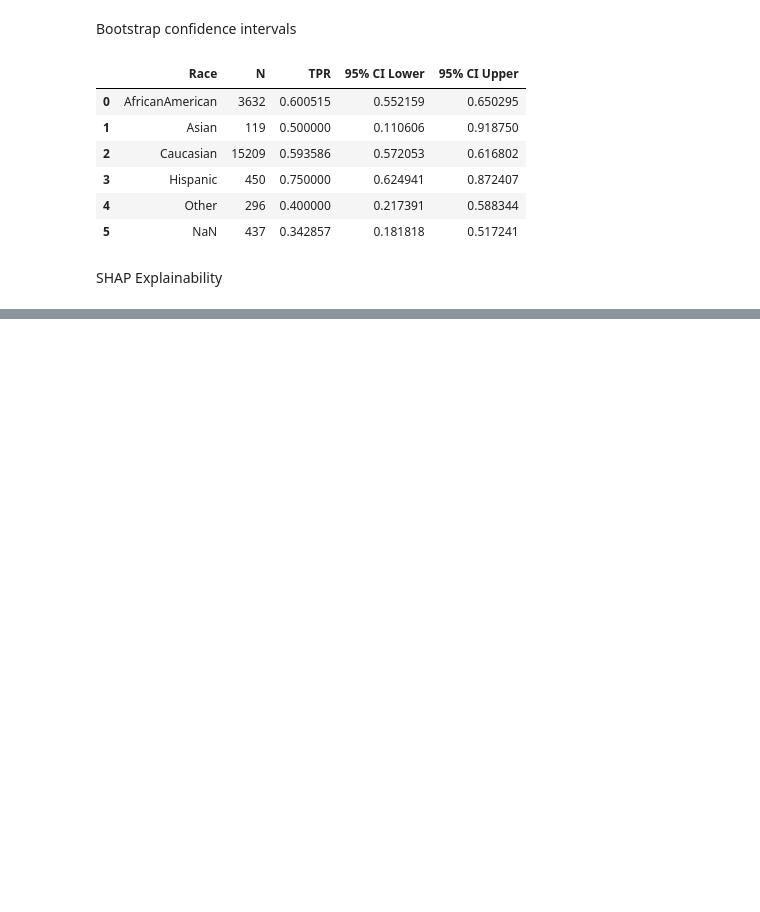
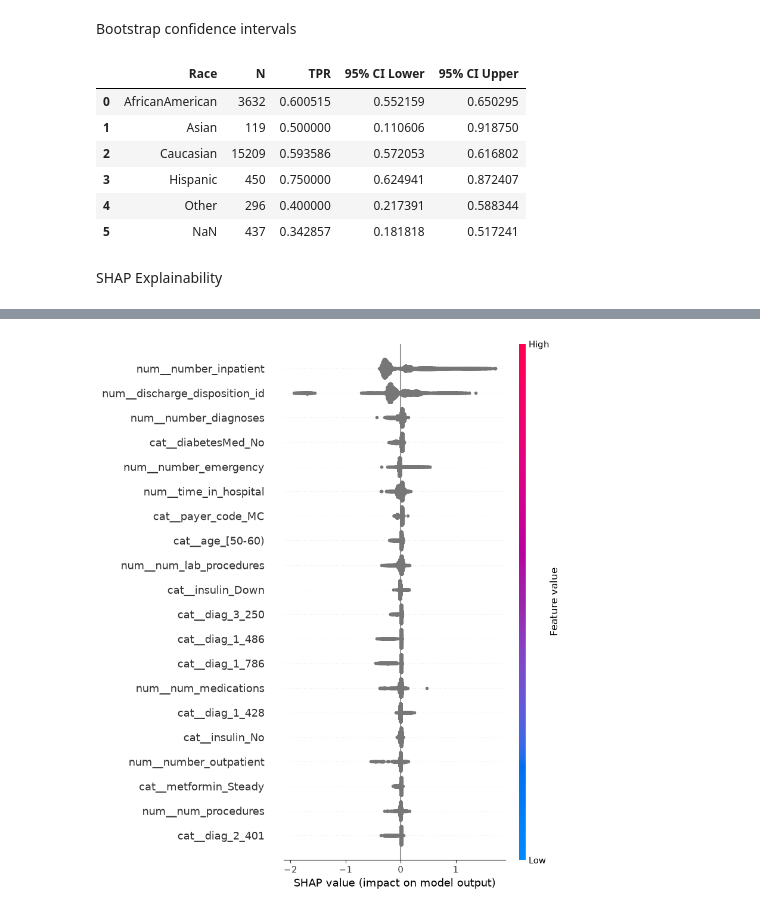
Before and after one commit to umayangi12/ResearchProject, a Jupyter notebook: JupyterNotebook/ModelTraining.ipynb, the cells around one changed output, grey strips where cells are left out. Saved outputs shown, nothing was run; the diff lists cells and outputs as text; code cells hidden in the pictures; blank space fills up the shorter version.

```diff
--- a/JupyterNotebook/ModelTraining.ipynb
+++ b/JupyterNotebook/ModelTraining.ipynb
@@ -1489,0 +1559,8 @@ SHAP Explainability
+# %%
+shap.summary_plot(
+    shap_values,
+    X_test_xgb_transformed,
+    feature_names=feature_names_xgb
+)
+# %% [output]
+[figure, added]
```
Also changed, not shown: parts of 14 cells of this notebook.
